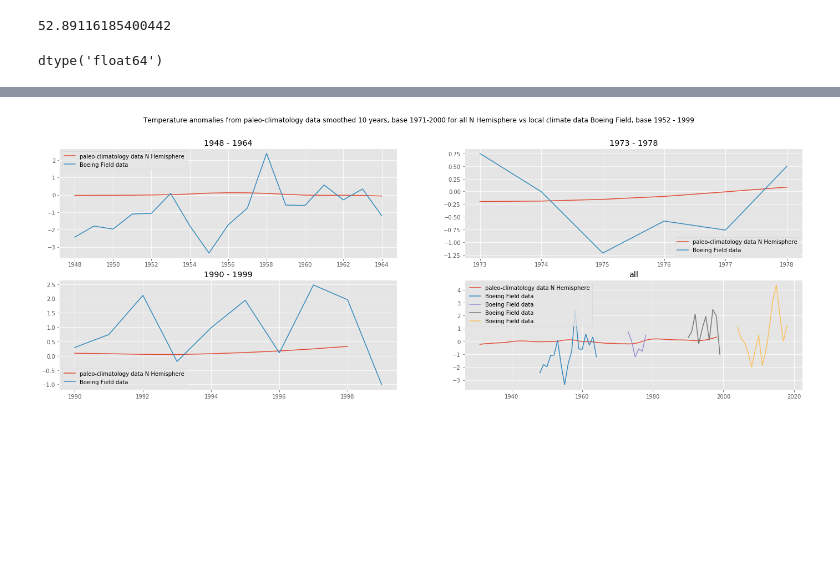
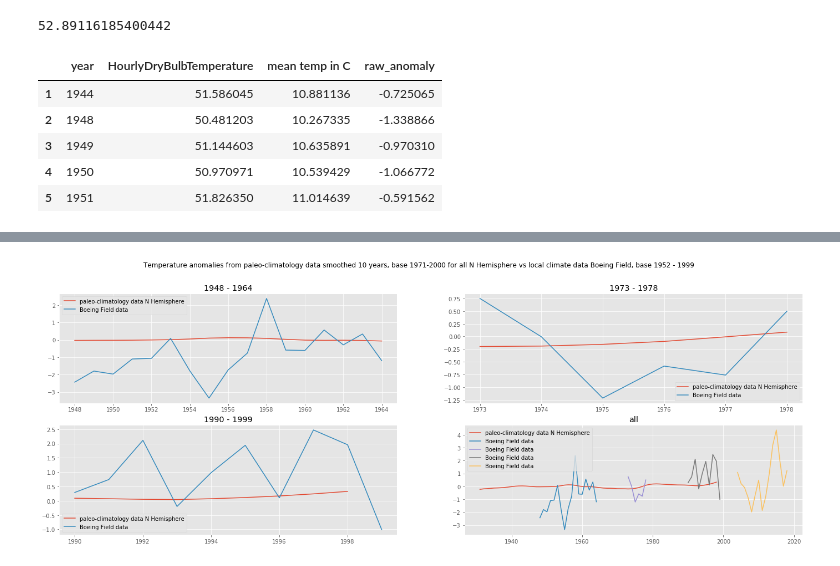
Before and after one commit to SarahMBurgart/temp-anomalies-seattle, a Jupyter notebook: NOAA dataset - CLEAN version.ipynb, the cells around one changed output, grey strips where cells are left out. Cells and saved outputs as stored; diff of their text form; code cells hidden in the pictures; blank space fills up the shorter version.

```diff
--- a/NOAA dataset - CLEAN version.ipynb
+++ b/NOAA dataset - CLEAN version.ipynb
@@ -149,7 +118,3 @@ base_mean = base_df["HourlyDryBulbTemperature"].mean()
 base_mean
 # %% [output]
 52.89116185400442
-# %%
-mega_dfs["HourlyDryBulbTemperature"].dtype
-# %% [output]
-dtype('float64')
@@ -158,26 +121,33 @@ mega_dfs["HourlyDryBulbTemperature"] = mega_dfs["HourlyDryBulbTemperature"].map(
 # %%
 # convert to celsius b/c I want to compare anything with any other climate concerned scientist not in USA
 # %%
-mega_year = pd.DataFrame(mega_dfs[["year","HourlyDryBulbTemperature"]])
+mega_year = pd.DataFrame(mega_dfs2[["year","HourlyDryBulbTemperature"]])
 year_ms = mega_year.groupby("year")
 year_means = pd.DataFrame(year_ms["HourlyDryBulbTemperature"].mean())
 
 # (32°F − 32) × 5/9 = 0°C
 
 year_means["mean temp in C"] = year_means["HourlyDryBulbTemperature"].map(lambda x:((x-32)*(5/9)))
 
 
 # diff between base_mean and year_mean
 year_means["raw_anomaly"] = year_means["mean temp in C"] - ((base_mean-32)*(5/9))
 
 year_means = year_means.reset_index()
 
 #take out 1943 and 2019 b/c they aren't full years
 year_means = year_means.iloc[1:53,:]
 
 # 2003 aka index 37 is also incomplete
 year_means = year_means.drop(37)
-year_means
+year_means.head()
+# %% [output]
+|  | year | HourlyDryBulbTemperature | mean temp in C | raw_anomaly |
+| 1 | 1944 | 51.586045 | 10.881136 | -0.725065 |
+| 2 | 1948 | 50.481203 | 10.267335 | -1.338866 |
+| 3 | 1949 | 51.144603 | 10.635891 | -0.970310 |
+| 4 | 1950 | 50.970971 | 10.539429 | -1.066772 |
+| 5 | 1951 | 51.826350 | 11.014639 | -0.591562 |
 # %%
 # plot temperature anomaly for 1944-2018
 
```
Also changed, not shown: parts of 45 cells of this notebook, 1 other file.
